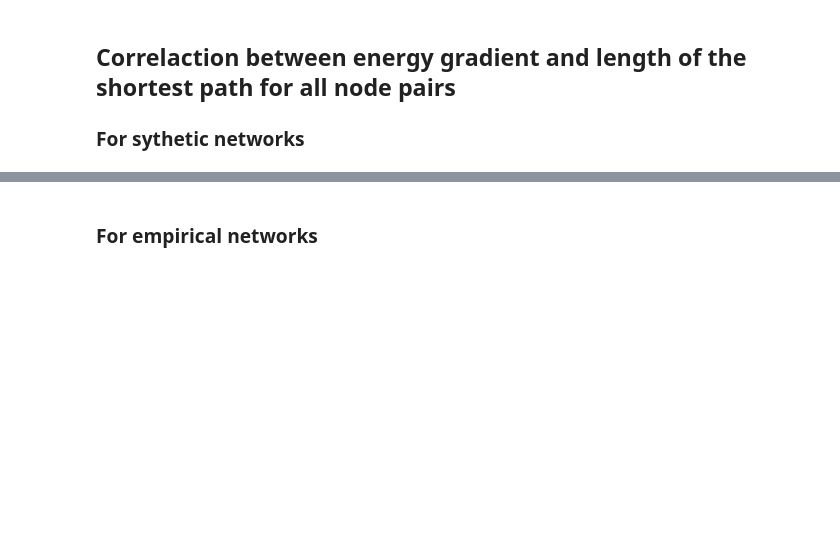
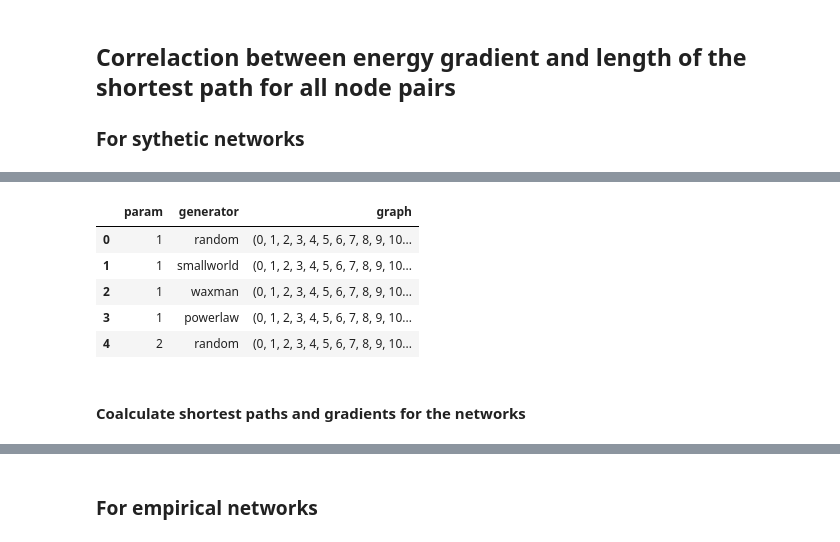
Before and after one commit to megaduks/entropy-complex-networks, a Jupyter notebook: networkentropy/experiments/Energy gradient correlations.ipynb, the cells around one changed output, grey strips where cells are left out. Cells and saved outputs as stored; diff of their text form; code cells hidden in the pictures; blank space fills up the shorter version.

```diff
--- a/networkentropy/experiments/Energy gradient correlations.ipynb
+++ b/networkentropy/experiments/Energy gradient correlations.ipynb
@@ -57,0 +60,11 @@ df = pd.DataFrame({'p': p, 'generator': generator, 'method': method, 'source': s
+# %%
+graphs_df.head()
+# %% [output]
+|  | param | generator | graph |
+| 0 | 1 | random | (0, 1, 2, 3, 4, 5, 6, 7, 8, 9, 10... |
+| 1 | 1 | smallworld | (0, 1, 2, 3, 4, 5, 6, 7, 8, 9, 10... |
+| 2 | 1 | waxman | (0, 1, 2, 3, 4, 5, 6, 7, 8, 9, 10... |
+| 3 | 1 | powerlaw | (0, 1, 2, 3, 4, 5, 6, 7, 8, 9, 10... |
+| 4 | 2 | random | (0, 1, 2, 3, 4, 5, 6, 7, 8, 9, 10... |
+# %% [markdown]
+#### Coalculate shortest paths and gradients for the networks
```
Also changed, not shown: parts of 17 cells of this notebook.
